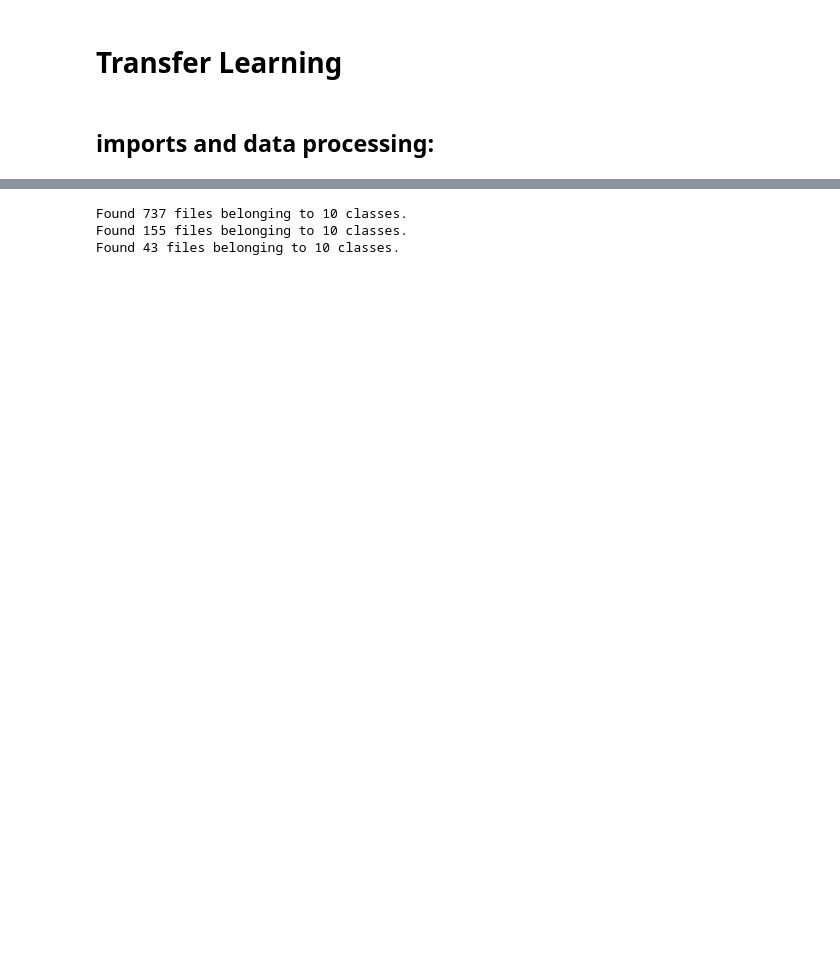
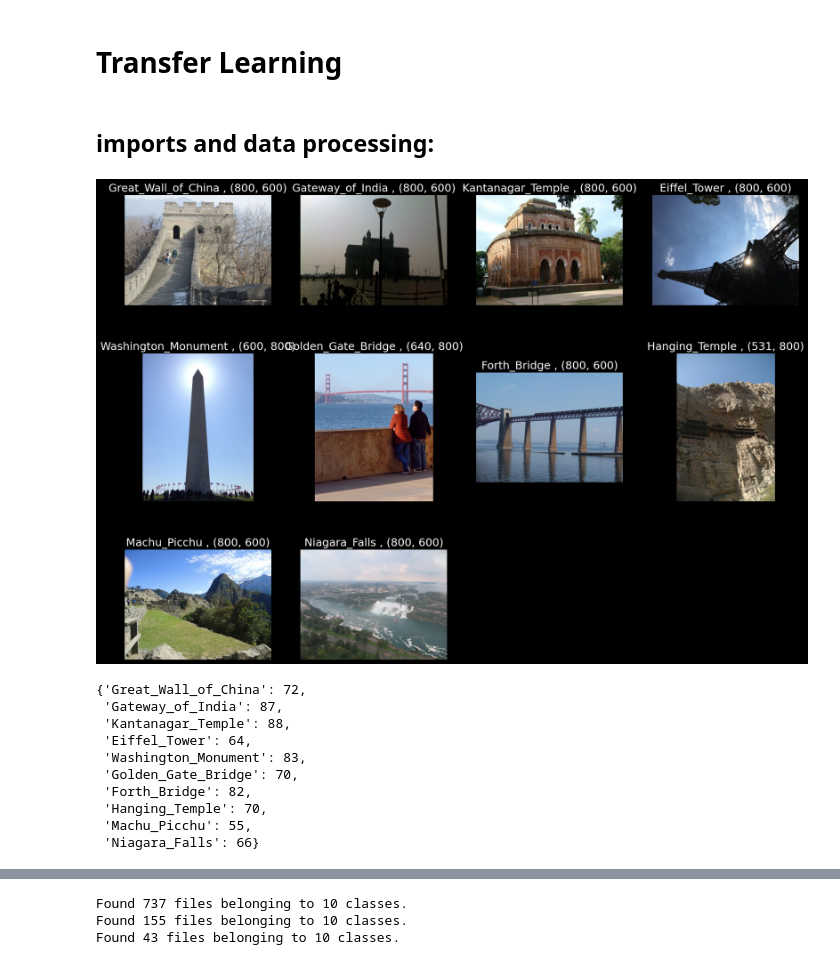
Before and after one commit to sanketmishra009/aiml, a Jupyter notebook: deepLearning/vision/transfer_learning.ipynb, the cells around one changed output, grey strips where cells are left out. Cells and saved outputs as stored; diff of their text form; code cells hidden in the pictures; blank space fills up the shorter version.

```diff
--- a/deepLearning/vision/transfer_learning.ipynb
+++ b/deepLearning/vision/transfer_learning.ipynb
@@ -25,7 +25,40 @@ from tensorflow import keras
 plt.style.use('dark_background')
 plt.rcParams['axes.prop_cycle'] = plt.cycler(color = sns.color_palette('dark'))
 plt.rcParams['font.size'] = 15
+plt.rcParams['figure.figsize'] = (20 , 15)
 # %%
 #visualize random images from each class from trainset:
-# hello world!git
-#hello world 2
+traindir = '../data/landmarks/New_landmark_images/train'
+classCounts = {}
+classImages = {}
+classdirs = os.listdir(traindir)
+for cdir in classdirs:
+    files = glob.glob(f"{traindir}/{cdir}/*")
+    # print(files)
+    classCounts[cdir[3:]] = len(files)
+    rimage = np.random.choice(files)
+    classImages[cdir[3:]] = tf.keras.utils.load_img(rimage)
+
+
+for i , (cls , image) in enumerate(classImages.items()):
+    plt.subplot(3 , 4, i + 1)
+
+    plt.imshow(image)
+    plt.title(f"{cls} , {image.size}")
+    plt.axis('off')
+
+plt.show()
+
+classCounts
+# %% [output]
+[figure, added]
+{'Great_Wall_of_China': 72,
+ 'Gateway_of_India': 87,
+ 'Kantanagar_Temple': 88,
+ 'Eiffel_Tower': 64,
+ 'Washington_Monument': 83,
+ 'Golden_Gate_Bridge': 70,
+ 'Forth_Bridge': 82,
+ 'Hanging_Temple': 70,
+ 'Machu_Picchu': 55,
+ 'Niagara_Falls': 66}
```
Also changed, not shown: parts of 8 cells of this notebook, 3 other files.
